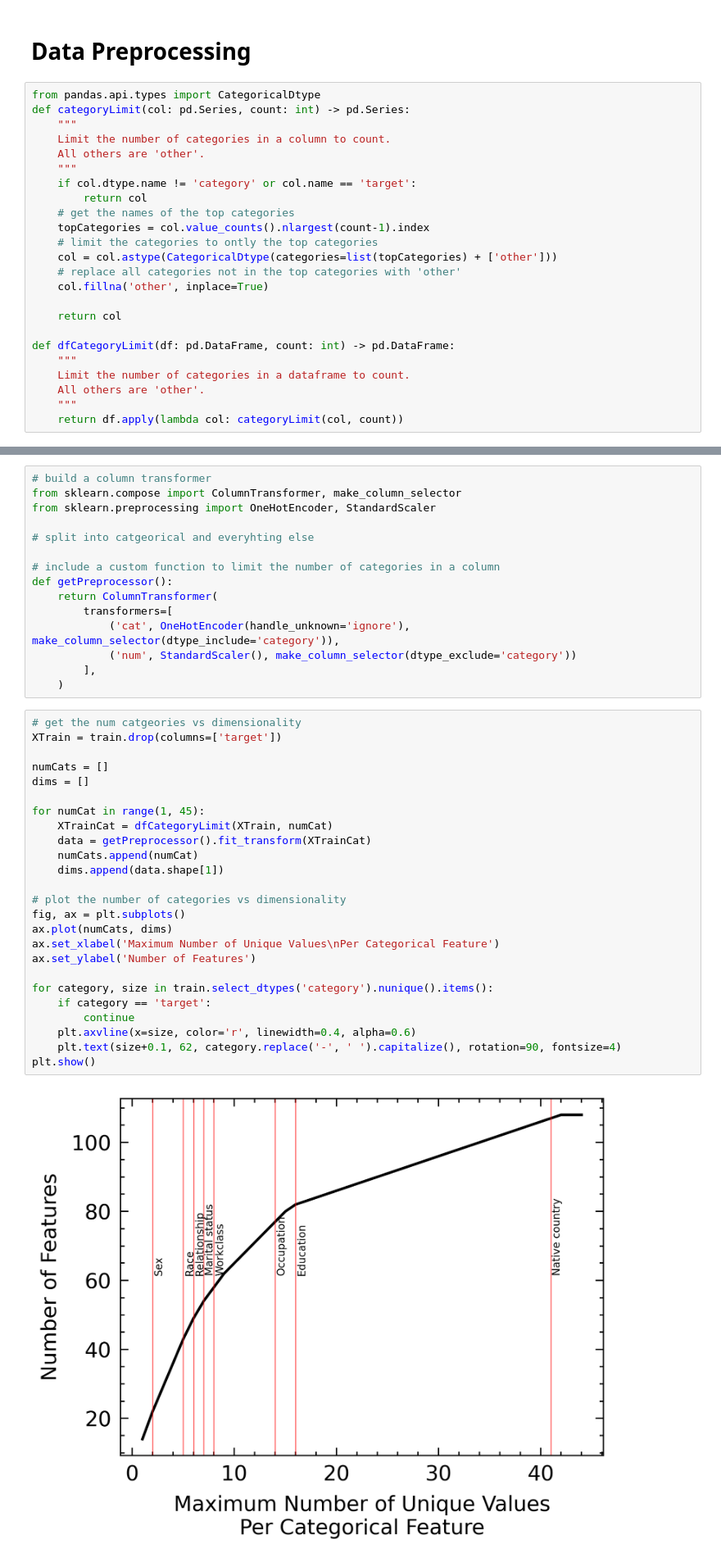
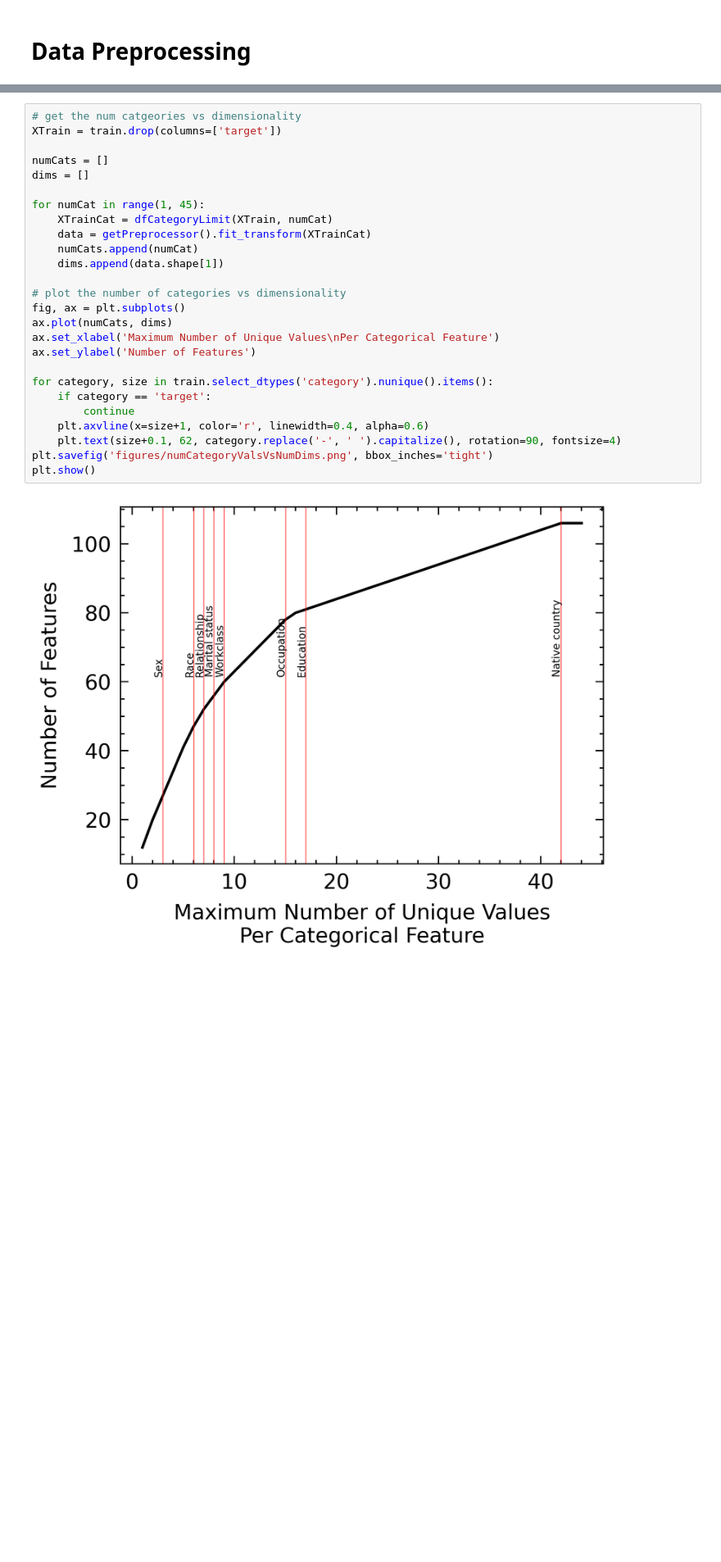
Before and after one commit to BergBrae/CSE404-Semester-Project, a Jupyter notebook: logistic_regression.ipynb, the cells around one changed output, grey strips where cells are left out. Shown: that part at 82% size. Drawn from its saved outputs; the diff is of its cells as text; blank space fills up the shorter version.

```diff
--- a/logistic_regression.ipynb
+++ b/logistic_regression.ipynb
@@ -29,26 +35,2 @@ train
 # %% [markdown]
 # Data Preprocessing
-# %%
-from pandas.api.types import CategoricalDtype
-def categoryLimit(col: pd.Series, count: int) -> pd.Series:
-    """
-    Limit the number of categories in a column to count.
-    All others are 'other'.
-    """
-    if col.dtype.name != 'category' or col.name == 'target':
-        return col
-    # get the names of the top categories
-    topCategories = col.value_counts().nlargest(count-1).index
-    # limit the categories to ontly the top categories
-    col = col.astype(CategoricalDtype(categories=list(topCategories) + ['other']))
-    # replace all categories not in the top categories with 'other'
-    col.fillna('other', inplace=True)
-
-    return col
-
-def dfCategoryLimit(df: pd.DataFrame, count: int) -> pd.DataFrame:
-    """
-    Limit the number of categories in a dataframe to count.
-    All others are 'other'.
-    """
-    return df.apply(lambda col: categoryLimit(col, count))
@@ -60,44 +37,30 @@ from sklearn.model_selection import RandomizedSearchCV
-# %%
-# build a column transformer
-from sklearn.compose import ColumnTransformer, make_column_selector
-from sklearn.preprocessing import OneHotEncoder, StandardScaler
-
-# split into catgeorical and everyhting else
-
-# include a custom function to limit the number of categories in a column
-def getPreprocessor():
-    return ColumnTransformer(
-        transformers=[
-            ('cat', OneHotEncoder(handle_unknown='ignore'), make_column_selector(dtype_include='category')),
-            ('num', StandardScaler(), make_column_selector(dtype_exclude='category'))
-        ],
-    )
 # %%
 # get the num catgeories vs dimensionality
 XTrain = train.drop(columns=['target'])
 
 numCats = []
 dims = []
 
 for numCat in range(1, 45):
     XTrainCat = dfCategoryLimit(XTrain, numCat)
     data = getPreprocessor().fit_transform(XTrainCat)
     numCats.append(numCat)
     dims.append(data.shape[1])
 
 # plot the number of categories vs dimensionality
 fig, ax = plt.subplots()
 ax.plot(numCats, dims)
 ax.set_xlabel('Maximum Number of Unique Values\nPer Categorical Feature')
 ax.set_ylabel('Number of Features')
 
 for category, size in train.select_dtypes('category').nunique().items():
     if category == 'target':
         continue
-    plt.axvline(x=size, color='r', linewidth=0.4, alpha=0.6)
+    plt.axvline(x=size+1, color='r', linewidth=0.4, alpha=0.6)
     plt.text(size+0.1, 62, category.replace('-', ' ').capitalize(), rotation=90, fontsize=4)
+plt.savefig('figures/numCategoryValsVsNumDims.png', bbox_inches='tight')
 plt.show()
 # %% [output]
-[figure, old version]
+[figure, new version]
 # %% [markdown]
 # Fitting The Model
```
Also changed, not shown: parts of 15 cells of this notebook, 26 other files.
